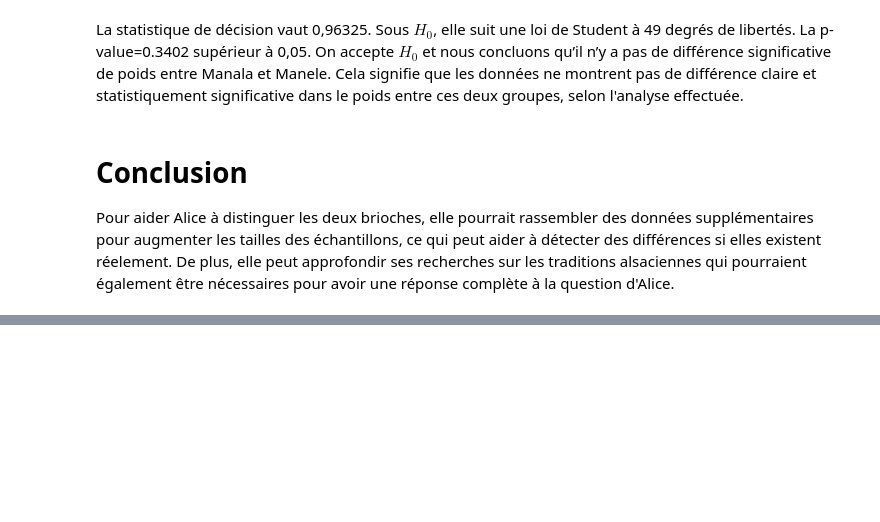
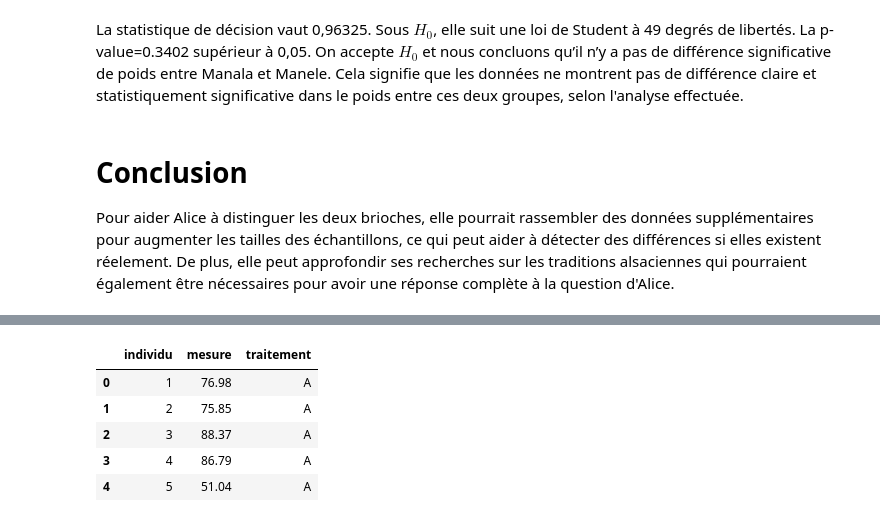
Before and after one commit to bigirimanainnocent12/Test-T-de-student-pour-deux-chantillons-ind-pendants, a Jupyter notebook: Test_T_de_Student_Pour_Deux_échantillons_Indépendants.ipynb, the cells around one changed output, grey strips where cells are left out. Drawn from its saved outputs; the diff is of its cells as text; code cells hidden in the pictures; blank space fills up the shorter version.

```diff
--- a/Test_T_de_Student_Pour_Deux_échantillons_Indépendants.ipynb
+++ b/Test_T_de_Student_Pour_Deux_échantillons_Indépendants.ipynb
@@ -187,0 +203,9 @@ Pour aider Alice à distinguer les deux brioches, elle pourrait rassembler des d
+# %%
+df = pd.read_csv('molecule.csv')
+# %% [output]
+|  | individu | mesure | traitement |
+| 0 | 1 | 76.98 | A |
+| 1 | 2 | 75.85 | A |
+| 2 | 3 | 88.37 | A |
+| 3 | 4 | 86.79 | A |
+| 4 | 5 | 51.04 | A |
```
Also changed, not shown: parts of 4 cells of this notebook.
